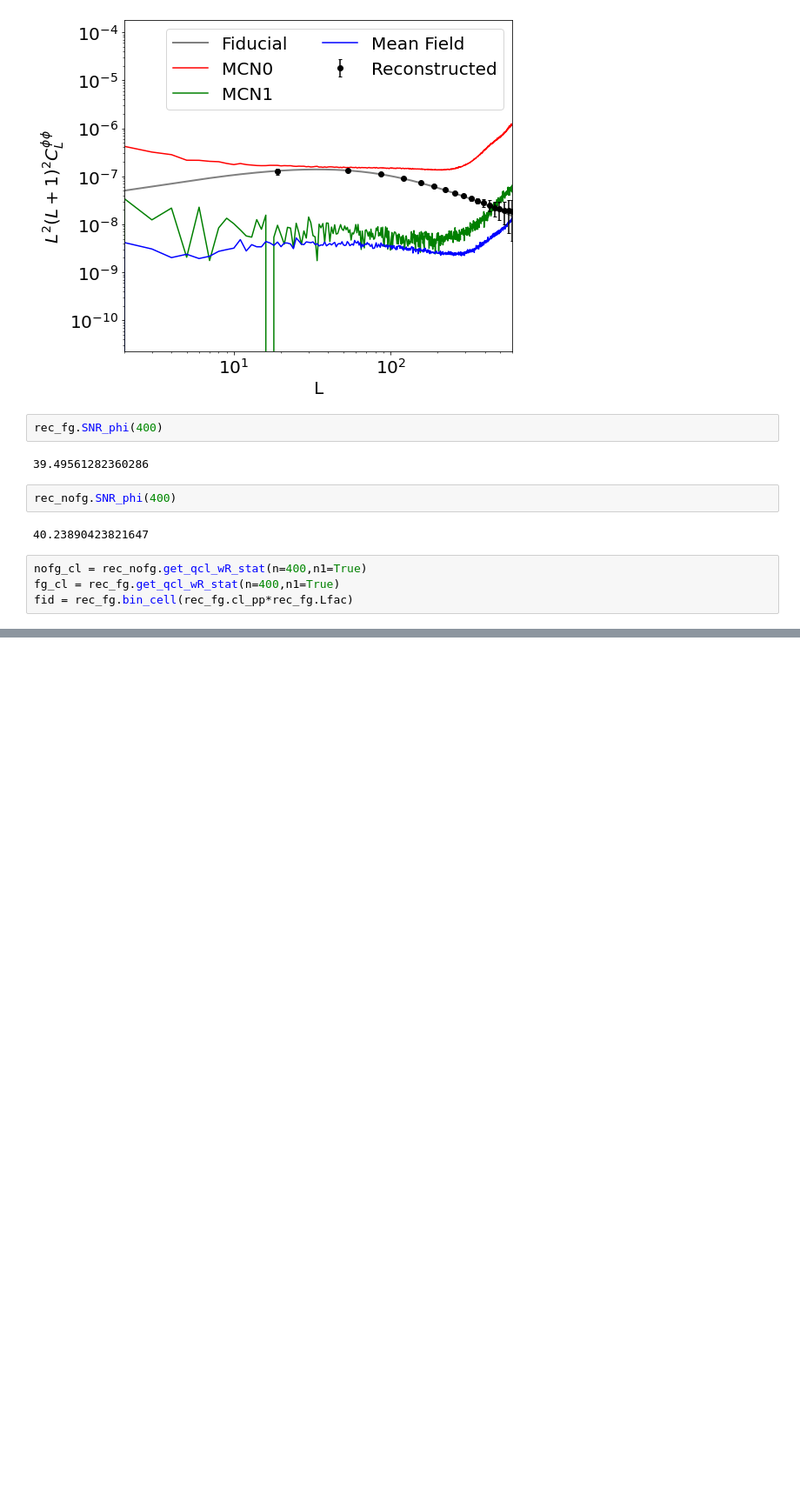
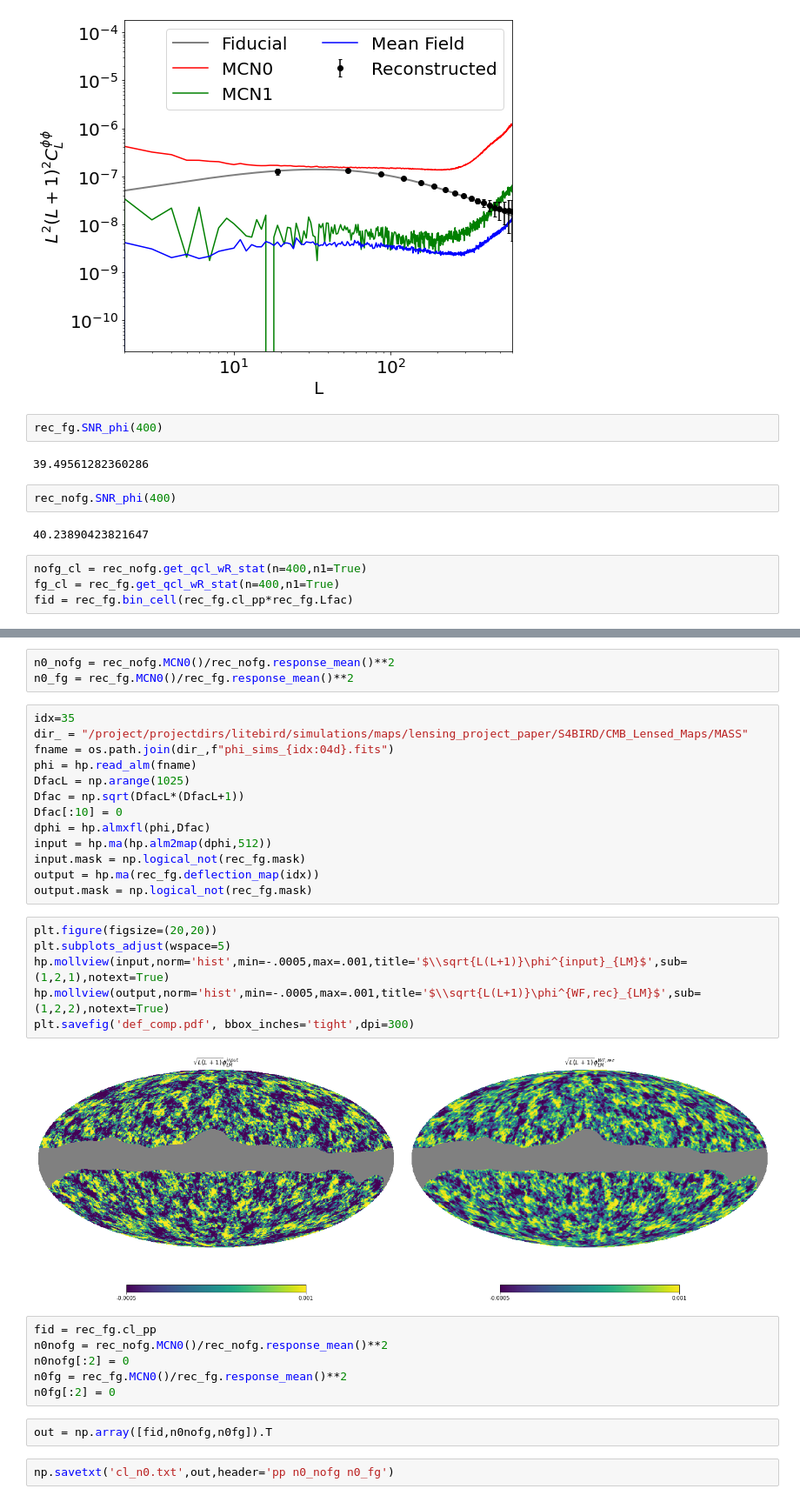
Before and after one commit to antolonappan/dell, a Jupyter notebook: Notebooks/reconstruction.ipynb, the cells around one changed output, grey strips where cells are left out. Shown at 87% size. Cells and saved outputs as stored; diff of their text form; blank space fills up the shorter version.

```diff
--- a/Notebooks/reconstruction.ipynb
+++ b/Notebooks/reconstruction.ipynb
@@ -119,0 +120,34 @@ Text(0.5, 0, '$L$')
+# %%
+n0_nofg = rec_nofg.MCN0()/rec_nofg.response_mean()**2
+n0_fg = rec_fg.MCN0()/rec_fg.response_mean()**2
+# %%
+idx=35
+dir_ = "/project/projectdirs/litebird/simulations/maps/lensing_project_paper/S4BIRD/CMB_Lensed_Maps/MASS"
+fname = os.path.join(dir_,f"phi_sims_{idx:04d}.fits")
+phi = hp.read_alm(fname)
+DfacL = np.arange(1025)
+Dfac = np.sqrt(DfacL*(DfacL+1))
+Dfac[:10] = 0
+dphi = hp.almxfl(phi,Dfac)
+input = hp.ma(hp.alm2map(dphi,512))
+input.mask = np.logical_not(rec_fg.mask)
+output = hp.ma(rec_fg.deflection_map(idx))
+output.mask = np.logical_not(rec_fg.mask)
+# %%
+plt.figure(figsize=(20,20))
+plt.subplots_adjust(wspace=5)
+hp.mollview(input,norm='hist',min=-.0005,max=.001,title='$\\sqrt{L(L+1)}\phi^{input}_{LM}$',sub=(1,2,1),notext=True)
+hp.mollview(output,norm='hist',min=-.0005,max=.001,title='$\\sqrt{L(L+1)}\phi^{WF,rec}_{LM}$',sub=(1,2,2),notext=True)
+plt.savefig('def_comp.pdf', bbox_inches='tight',dpi=300)
+# %% [output]
+[figure, added]
+# %%
+fid = rec_fg.cl_pp
+n0nofg = rec_nofg.MCN0()/rec_nofg.response_mean()**2
+n0nofg[:2] = 0
+n0fg = rec_fg.MCN0()/rec_fg.response_mean()**2
+n0fg[:2] = 0
+# %%
+out = np.array([fid,n0nofg,n0fg]).T
+# %%
+np.savetxt('cl_n0.txt',out,header='pp n0_nofg n0_fg')
```
Also changed, not shown: parts of 1 cell of this notebook, 4 other files.
